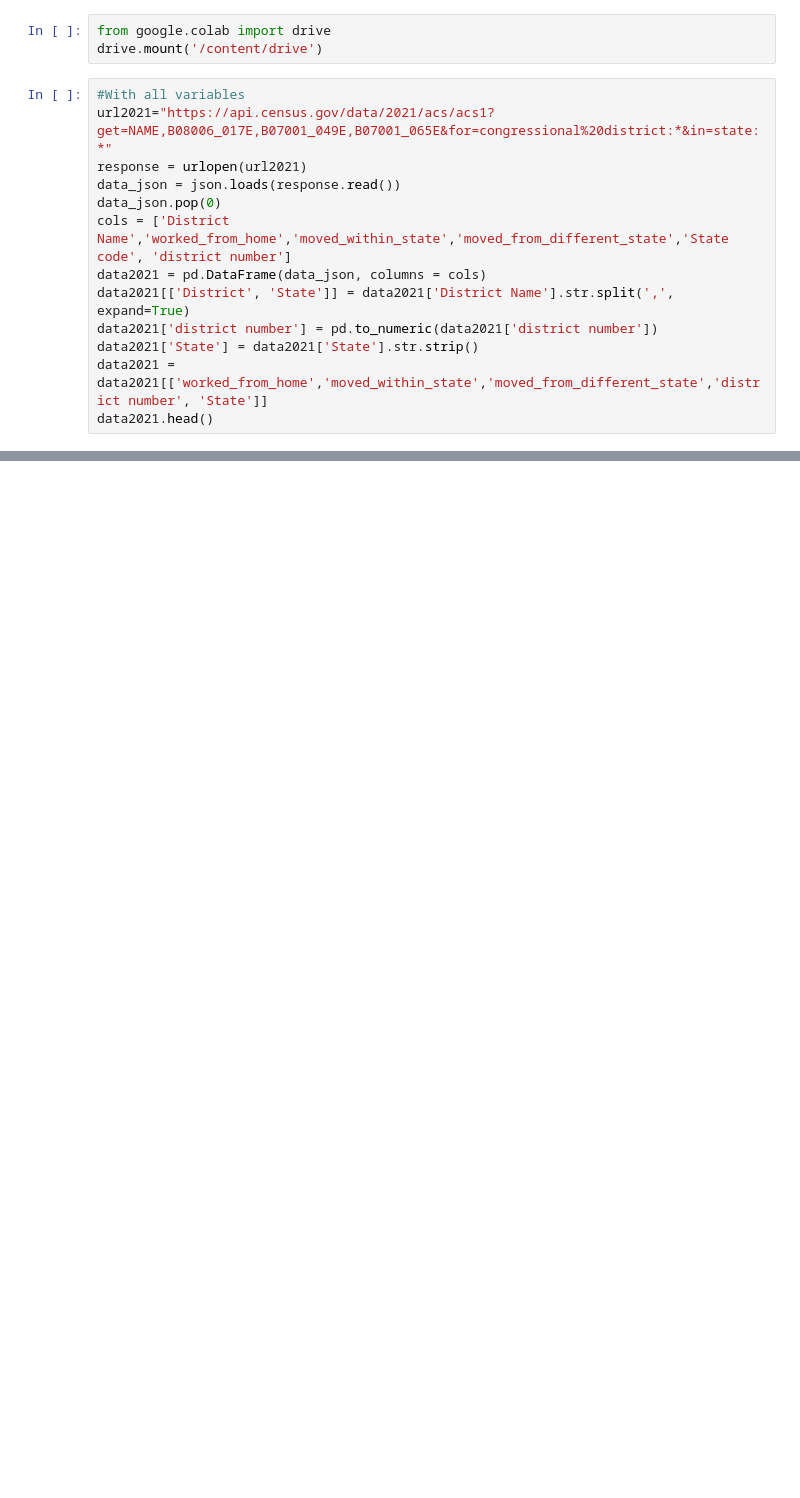
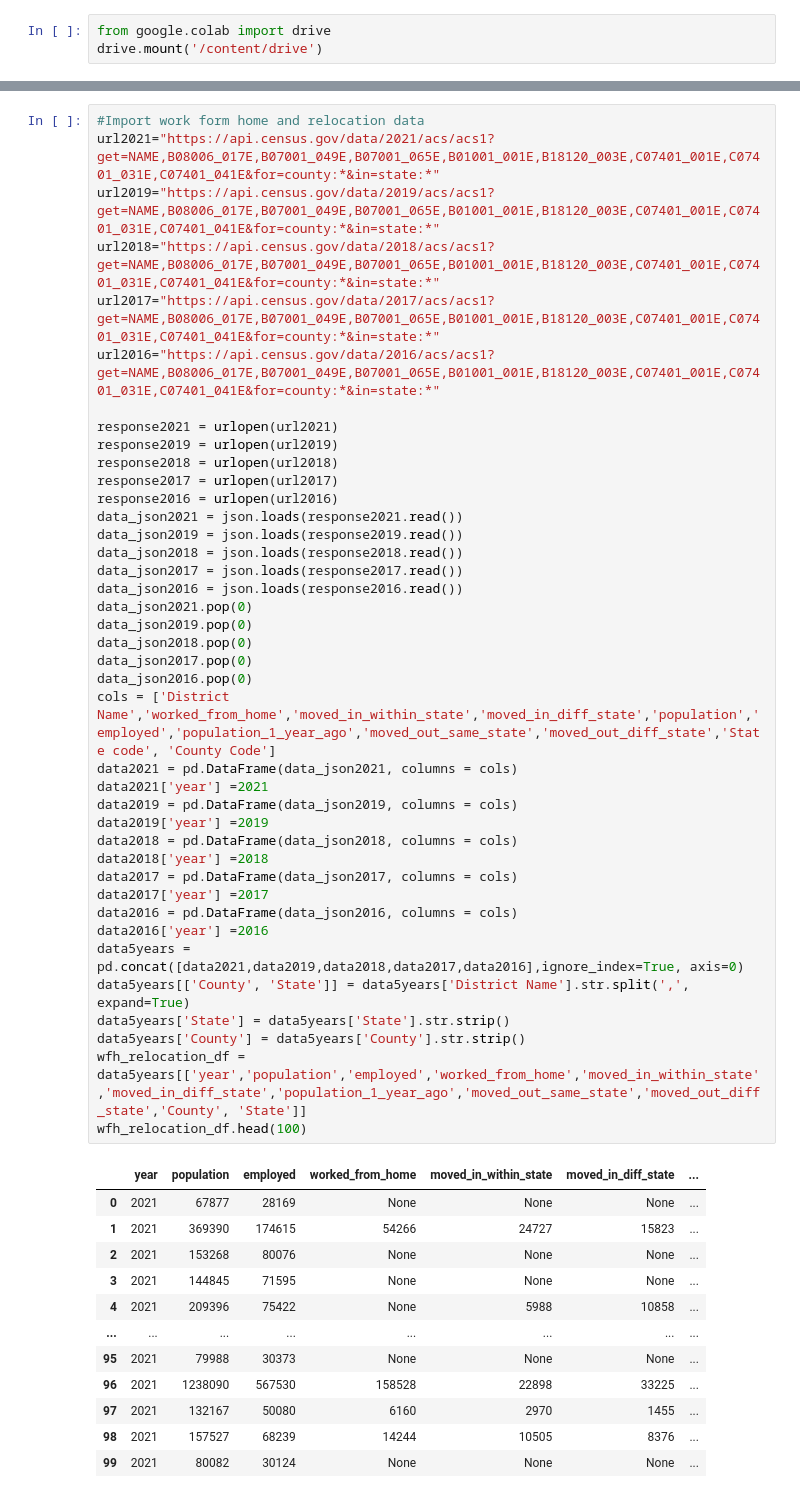
Before and after one commit to ehabsameh/Final_Project, a Jupyter notebook: Remotework_Impact_on_HousingPrices.ipynb, the cells around one changed output, grey strips where cells are left out. Saved outputs shown, nothing was run; the diff lists cells and outputs as text; blank space fills up the shorter version.

```diff
--- a/Remotework_Impact_on_HousingPrices.ipynb
+++ b/Remotework_Impact_on_HousingPrices.ipynb
@@ -15,16 +39,3 @@ import seaborn as sns
 # %%
 from google.colab import drive
 drive.mount('/content/drive')
-# %%
-#With all variables
-url2021="https://api.census.gov/data/2021/acs/acs1?get=NAME,B08006_017E,B07001_049E,B07001_065E&for=congressional%20district:*&in=state:*"
-response = urlopen(url2021)
-data_json = json.loads(response.read())
-data_json.pop(0)
-cols = ['District Name','worked_from_home','moved_within_state','moved_from_different_state','State code', 'district number']
-data2021 = pd.DataFrame(data_json, columns = cols)
-data2021[['District', 'State']] = data2021['District Name'].str.split(',', expand=True)
-data2021['district number'] = pd.to_numeric(data2021['district number'])
-data2021['State'] = data2021['State'].str.strip()
-data2021 = data2021[['worked_from_home','moved_within_state','moved_from_different_state','district number', 'State']]
-data2021.head()
@@ -37,0 +42,53 @@ data2021.head()
+# %%
+#Import work form home and relocation data
+url2021="https://api.census.gov/data/2021/acs/acs1?get=NAME,B08006_017E,B07001_049E,B07001_065E,B01001_001E,B18120_003E,C07401_001E,C07401_031E,C07401_041E&for=county:*&in=state:*"
+url2019="https://api.census.gov/data/2019/acs/acs1?get=NAME,B08006_017E,B07001_049E,B07001_065E,B01001_001E,B18120_003E,C07401_001E,C07401_031E,C07401_041E&for=county:*&in=state:*"
+url2018="https://api.census.gov/data/2018/acs/acs1?get=NAME,B08006_017E,B07001_049E,B07001_065E,B01001_001E,B18120_003E,C07401_001E,C07401_031E,C07401_041E&for=county:*&in=state:*"
+url2017="https://api.census.gov/data/2017/acs/acs1?get=NAME,B08006_017E,B07001_049E,B07001_065E,B01001_001E,B18120_003E,C07401_001E,C07401_031E,C07401_041E&for=county:*&in=state:*"
+url2016="https://api.census.gov/data/2016/acs/acs1?get=NAME,B08006_017E,B07001_049E,B07001_065E,B01001_001E,B18120_003E,C07401_001E,C07401_031E,C07401_041E&for=county:*&in=state:*"
+
+response2021 = urlopen(url2021)
+response2019 = urlopen(url2019)
+response2018 = urlopen(url2018)
+response2017 = urlopen(url2017)
+response2016 = urlopen(url2016)
+data_json2021 = json.loads(response2021.read())
+data_json2019 = json.loads(response2019.read())
+data_json2018 = json.loads(response2018.read())
+data_json2017 = json.loads(response2017.read())
+data_json2016 = json.loads(response2016.read())
+data_json2021.pop(0)
+data_json2019.pop(0)
+data_json2018.pop(0)
+data_json2017.pop(0)
+data_json2016.pop(0)
+cols = ['District Name','worked_from_home','moved_in_within_state','moved_in_diff_state','population','employed','population_1_year_ago','moved_out_same_state','moved_out_diff_state','State code', 'County Code']
+data2021 = pd.DataFrame(data_json2021, columns = cols)
+data2021['year'] =2021
+data2019 = pd.DataFrame(data_json2019, columns = cols)
+data2019['year'] =2019
+data2018 = pd.DataFrame(data_json2018, columns = cols)
+data2018['year'] =2018
+data2017 = pd.DataFrame(data_json2017, columns = cols)
+data2017['year'] =2017
+data2016 = pd.DataFrame(data_json2016, columns = cols)
+data2016['year'] =2016
+data5years = pd.concat([data2021,data2019,data2018,data2017,data2016],ignore_index=True, axis=0)
+data5years[['County', 'State']] = data5years['District Name'].str.split(',', expand=True)
+data5years['State'] = data5years['State'].str.strip()
+data5years['County'] = data5years['County'].str.strip()
+wfh_relocation_df = data5years[['year','population','employed','worked_from_home','moved_in_within_state','moved_in_diff_state','population_1_year_ago','moved_out_same_state','moved_out_diff_state','County', 'State']]
+wfh_relocation_df.head(100)
+# %% [output]
+|  | year | population | employed | worked_from_home | moved_in_within_state | moved_in_diff_state | ... |
+| 0 | 2021 | 67877 | 28169 | None | None | None | ... |
+| 1 | 2021 | 369390 | 174615 | 54266 | 24727 | 15823 | ... |
+| 2 | 2021 | 153268 | 80076 | None | None | None | ... |
+| 3 | 2021 | 144845 | 71595 | None | None | None | ... |
+| 4 | 2021 | 209396 | 75422 | None | 5988 | 10858 | ... |
+| ... | ... | ... | ... | ... | ... | ... | ... |
+| 95 | 2021 | 79988 | 30373 | None | None | None | ... |
+| 96 | 2021 | 1238090 | 567530 | 158528 | 22898 | 33225 | ... |
+| 97 | 2021 | 132167 | 50080 | 6160 | 2970 | 1455 | ... |
+| 98 | 2021 | 157527 | 68239 | 14244 | 10505 | 8376 | ... |
+| 99 | 2021 | 80082 | 30124 | None | None | None | ... |
```
Also changed, not shown: parts of 6 cells of this notebook.
